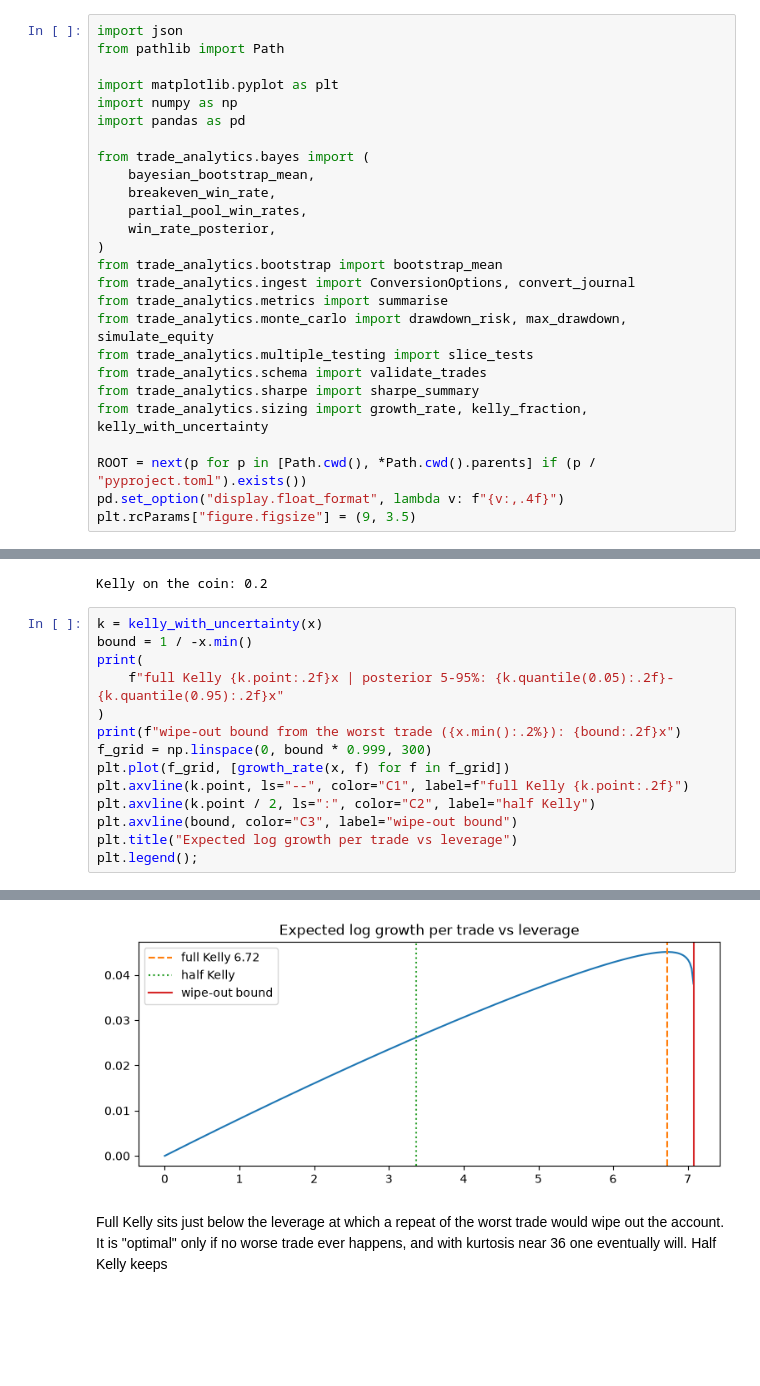
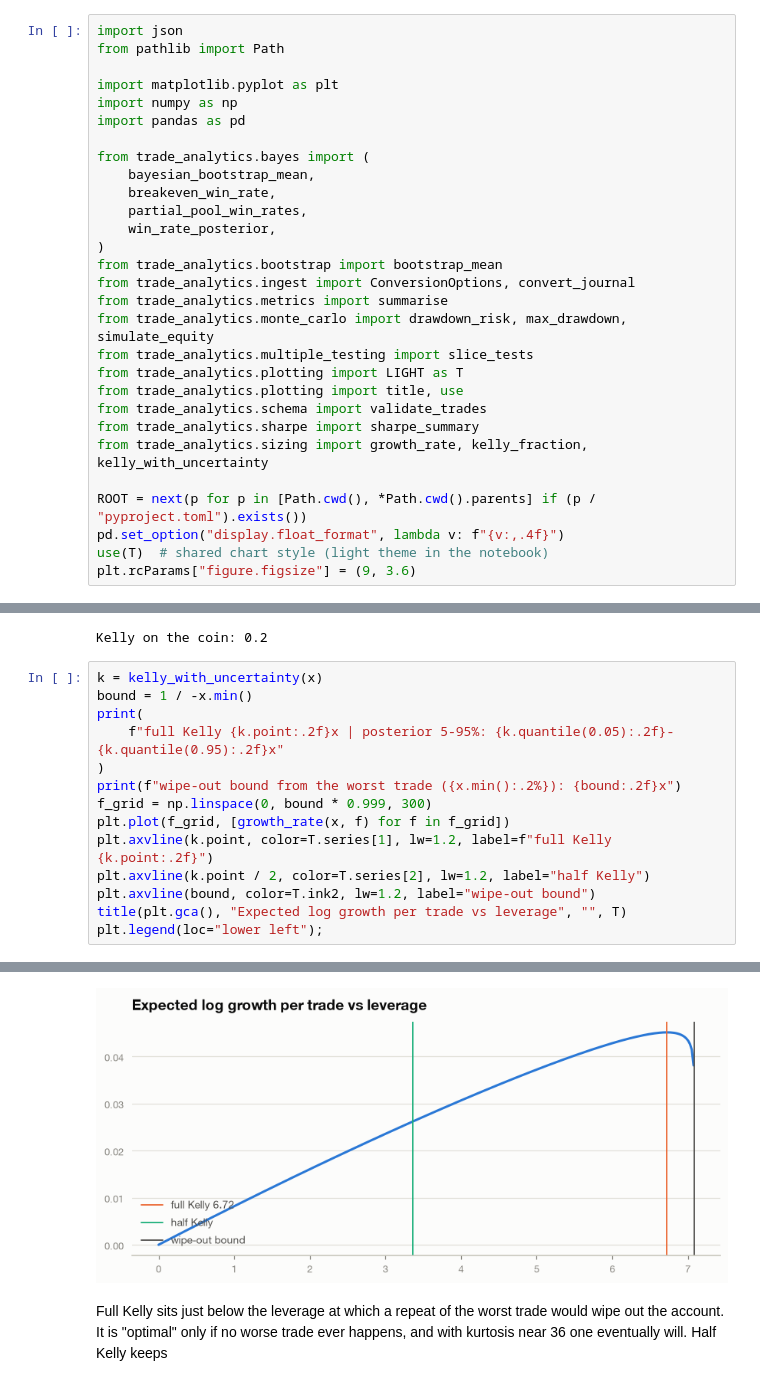
Before and after one commit to AimanxxAnsari/trade-analytics, a Jupyter notebook: notebooks/pillar1_walkthrough.ipynb, the cells around one changed output, grey strips where cells are left out. Drawn from its saved outputs; the diff is of its cells as text; blank space fills up the shorter version.

```diff
--- a/notebooks/pillar1_walkthrough.ipynb
+++ b/notebooks/pillar1_walkthrough.ipynb
@@ -37,13 +37,16 @@ from trade_analytics.ingest import ConversionOptions, convert_journal
 from trade_analytics.metrics import summarise
 from trade_analytics.monte_carlo import drawdown_risk, max_drawdown, simulate_equity
 from trade_analytics.multiple_testing import slice_tests
+from trade_analytics.plotting import LIGHT as T
+from trade_analytics.plotting import title, use
 from trade_analytics.schema import validate_trades
 from trade_analytics.sharpe import sharpe_summary
 from trade_analytics.sizing import growth_rate, kelly_fraction, kelly_with_uncertainty
 
 ROOT = next(p for p in [Path.cwd(), *Path.cwd().parents] if (p / "pyproject.toml").exists())
 pd.set_option("display.float_format", lambda v: f"{v:,.4f}")
-plt.rcParams["figure.figsize"] = (9, 3.5)
+use(T)  # shared chart style (light theme in the notebook)
+plt.rcParams["figure.figsize"] = (9, 3.6)
 # %% [markdown]
 ## 1. Is the file usable? Schema check and conversion
 
@@ -365,21 +368,21 @@ Kelly on the coin: 0.2
 # %%
 k = kelly_with_uncertainty(x)
 bound = 1 / -x.min()
 print(
     f"full Kelly {k.point:.2f}x | posterior 5-95%: {k.quantile(0.05):.2f}-{k.quantile(0.95):.2f}x"
 )
 print(f"wipe-out bound from the worst trade ({x.min():.2%}): {bound:.2f}x")
 f_grid = np.linspace(0, bound * 0.999, 300)
 plt.plot(f_grid, [growth_rate(x, f) for f in f_grid])
-plt.axvline(k.point, ls="--", color="C1", label=f"full Kelly {k.point:.2f}")
-plt.axvline(k.point / 2, ls=":", color="C2", label="half Kelly")
-plt.axvline(bound, color="C3", label="wipe-out bound")
-plt.title("Expected log growth per trade vs leverage")
-plt.legend();
+plt.axvline(k.point, color=T.series[1], lw=1.2, label=f"full Kelly {k.point:.2f}")
+plt.axvline(k.point / 2, color=T.series[2], lw=1.2, label="half Kelly")
+plt.axvline(bound, color=T.ink2, lw=1.2, label="wipe-out bound")
+title(plt.gca(), "Expected log growth per trade vs leverage", "", T)
+plt.legend(loc="lower left");
 # %% [output]
 full Kelly 6.72x | posterior 5-95%: 6.02-7.06x
 wipe-out bound from the worst trade (-14.12%): 7.08x
-[figure, old version]
+[figure, new version]
 # %% [markdown]
 Full Kelly sits just below the leverage at which a repeat of the worst trade would wipe out the
 account. It is "optimal" only if no worse trade ever happens, and with kurtosis near 36 one
```
Also changed, not shown: parts of 4 cells of this notebook, 13 other files.
